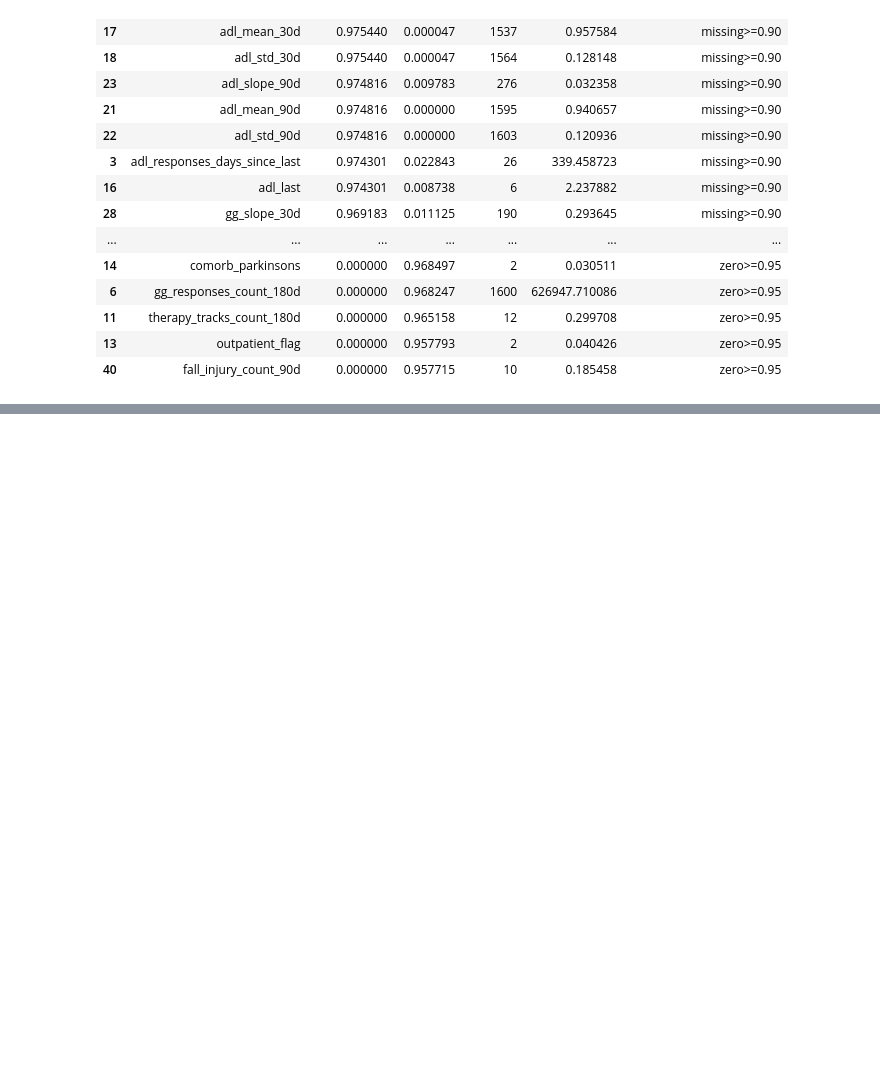
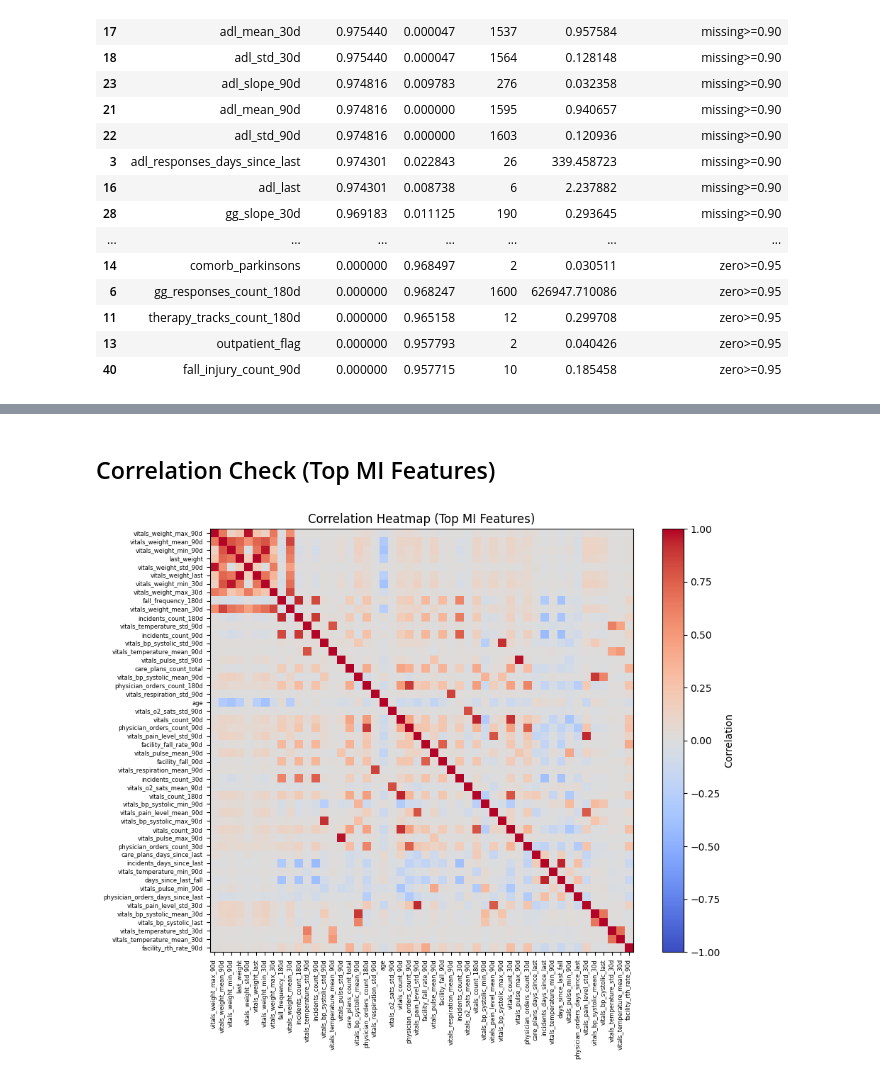
Before and after one commit to marcelosobral/incident-risk, a Jupyter notebook: notebooks/02_datavision_eda.ipynb, the cells around one changed output, grey strips where cells are left out. Saved outputs shown, nothing was run; the diff lists cells and outputs as text; code cells hidden in the pictures; blank space fills up the shorter version.

```diff
--- a/notebooks/02_datavision_eda.ipynb
+++ b/notebooks/02_datavision_eda.ipynb
@@ -523 +667,22 @@ Lowest signal features (by mean MI):
+# %% [markdown]
+## Correlation Check (Top MI Features)
+# %%
+import matplotlib.pyplot as plt
+
+if "feature_stats" in globals() and not feature_stats.empty:
+    corr_features = feature_stats.sort_values("mi_adjusted", ascending=False)["feature"].head(50).tolist()
+else:
+    corr_features = df.select_dtypes(include=["number"]).columns[:50].tolist()
+
+corr = df[corr_features].corr()
+plt.figure(figsize=(10, 8))
+plt.imshow(corr.values, cmap="coolwarm", vmin=-1, vmax=1)
+plt.colorbar(label="Correlation")
+plt.xticks(range(len(corr_features)), corr_features, rotation=90, fontsize=6)
+plt.yticks(range(len(corr_features)), corr_features, fontsize=6)
+plt.title("Correlation Heatmap (Top MI Features)")
+plt.tight_layout()
+plt.show()
+# %% [output]
+[figure, added]
 # %%
```
Also changed, not shown: parts of 17 cells of this notebook, 1 other file.
